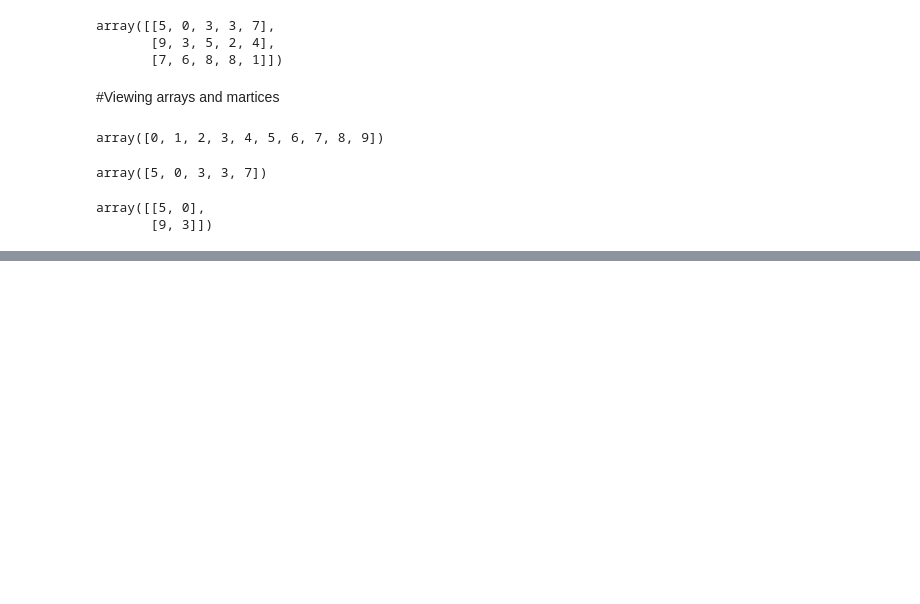
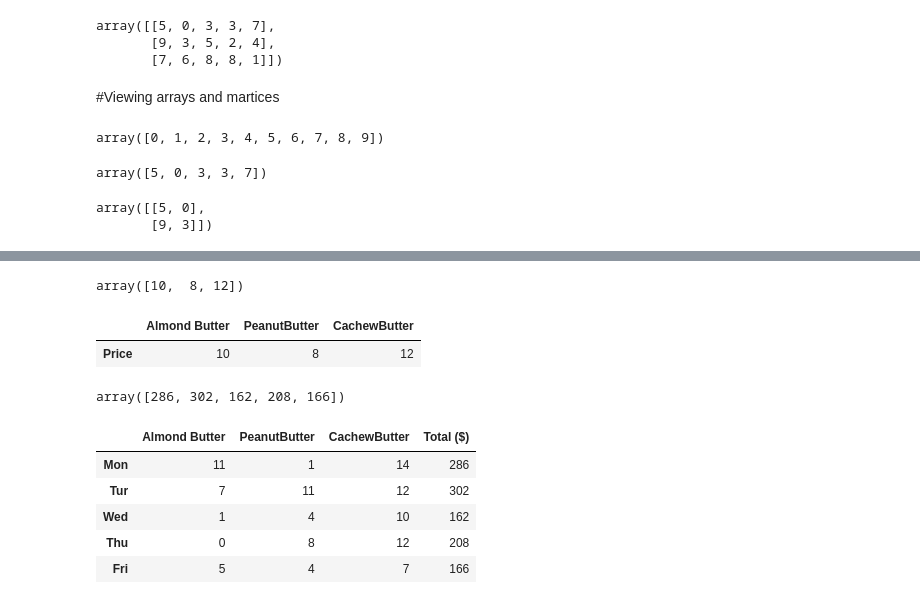
Before and after one commit to abdullahsultan/ML_Understanding, a Jupyter notebook: NumpyNotebook.ipynb, the cells around one changed output, grey strips where cells are left out. Cells and saved outputs as stored; diff of their text form; code cells hidden in the pictures; blank space fills up the shorter version.

```diff
--- a/NumpyNotebook.ipynb
+++ b/NumpyNotebook.ipynb
@@ -158,0 +366,5 @@ array([[5, 0],
+# %%
+weekly_sales = pd.DataFrame(sales_amount,
+                           index = ["Mon", "Tur", "Wed", "Thu", "Fri"],
+                           columns = ["Almond Butter", "PeanutButter", "CachewButter"])
+weekly_sales
@@ -158,0 +378,31 @@ array([[5, 0],
+# %%
+# Create prices array
+prices = np.array([10, 8 , 12])
+prices
+# %% [output]
+array([10,  8, 12])
+# %%
+# Create butter prices DataFrame
+butter_prices = pd.DataFrame(prices.reshape(1,3),
+                            index=["Price"],
+                            columns=["Almond Butter", "PeanutButter", "CachewButter"])
+butter_prices
+# %% [output]
+|  | Almond Butter | PeanutButter | CachewButter |
+| Price | 10 | 8 | 12 |
+# %%
+total_sales = prices.dot(np.transpose(sales_amount))
+total_sales
+# %% [output]
+array([286, 302, 162, 208, 166])
+# %%
+weekly_sales["Total ($)"] = np.transpose(total_sales)
+# %%
+weekly_sales
+# %% [output]
+|  | Almond Butter | PeanutButter | CachewButter | Total ($) |
+| Mon | 11 | 1 | 14 | 286 |
+| Tur | 7 | 11 | 12 | 302 |
+| Wed | 1 | 4 | 10 | 162 |
+| Thu | 0 | 8 | 12 | 208 |
+| Fri | 5 | 4 | 7 | 166 |
```
Also changed, not shown: parts of 45 cells of this notebook.
